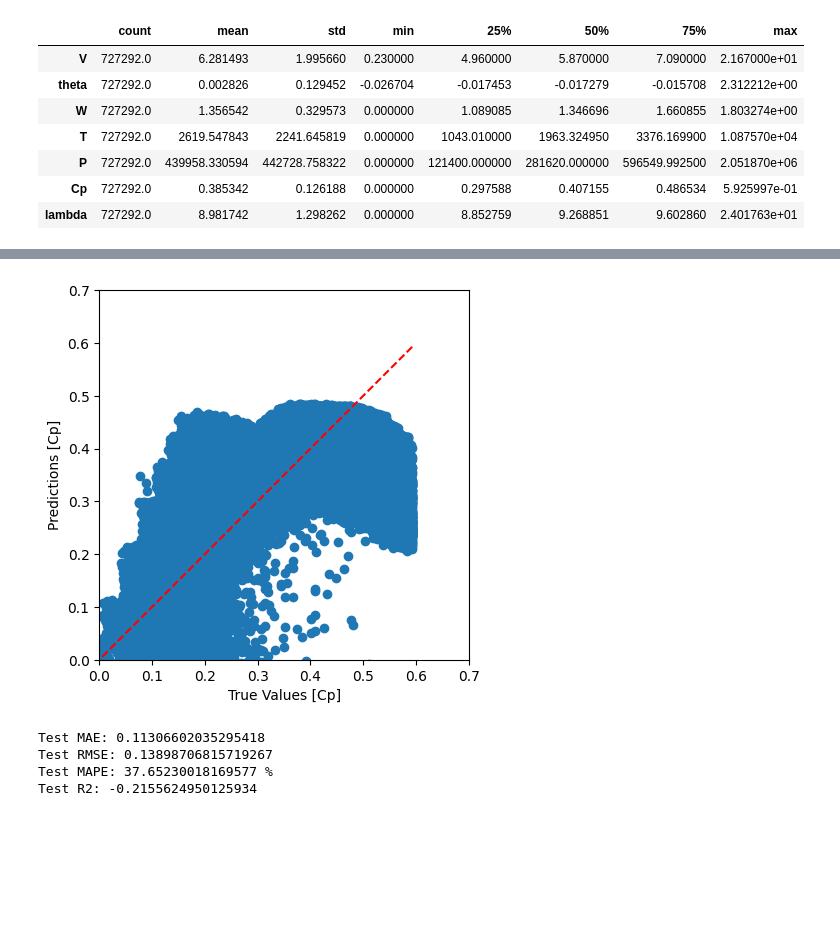
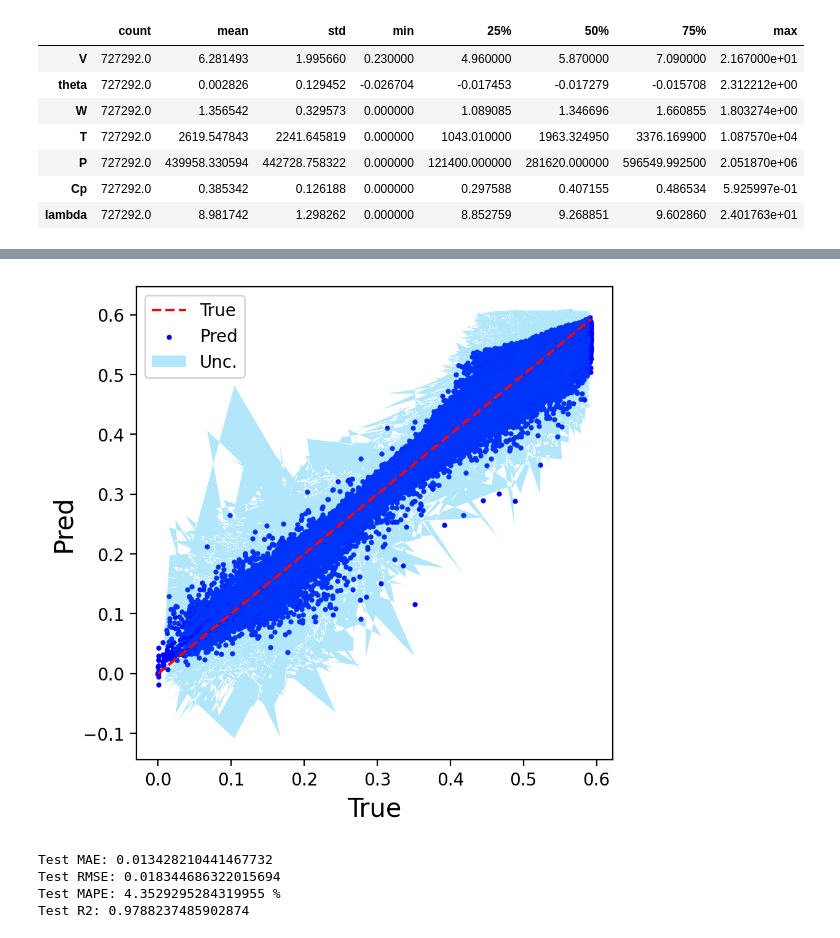
Before and after one commit to alfonsogijon/WindTurbines_PINNs, a Jupyter notebook: Scripts/Neural-Networks-Evidential/NN_Cp3D_evidential.ipynb, the cells around one changed output, grey strips where cells are left out. Cells and saved outputs as stored; diff of their text form; code cells hidden in the pictures; blank space fills up the shorter version.

```diff
--- a/Scripts/Cp_LeastSquares.ipynb
+++ b/Scripts/Neural-Networks-Evidential/NN_Cp3D_evidential.ipynb
@@ -16,7 +27,7 @@ from scipy.optimize import leastsq
 # %%
 # Import dataset using pandas
 
-raw_dataset = pd.read_csv('../Dataset/Dataset_reduced.csv')
+raw_dataset = pd.read_csv('../../Dataset/Dataset_reduced.csv')
 dataset = raw_dataset.copy()
 print("Shape of dataset: "+str(dataset.shape))
 dataset.tail()
@@ -267,0 +474,17 @@ print(params_opt)
+# %%
+# Evaluate the model on Cp data
+
+# Pred vs True values
+
+x_test = np.array(test_features[['V','theta','W']])
+y_pred = model(x_test)
+y_true = np.array(test_labels)
+
+print(x_test.shape)
+print(y_pred.shape)
+print(y_true.shape)
+
+plot_PredvsTrue(y_true, y_pred)
+
+test_mae = mean_absolute_error(y_true,y_pred[:,0])
+print("Test MAE: "+str(test_mae))
@@ -268,45 +603,47 @@ print(params_opt)
 # %%
-# Evaluate Cp fit on test data
+# Evaluate Cp on original units
 
 # Pred vs True values
 
-y_true = Cp_test
-y_pred = Cp_formula( lambd_test[:], theta_test[:], params_opt)
+x_test = np.array(test_features[['V','theta','W']])
+y_pred = model(x_test)
+y_true = np.array(test_labels)
 
-y_true = y_true[~np.isnan(y_pred)]
-y_pred = y_pred[~np.isnan(y_pred)]
+mu, v, alpha, beta = tf.split(y_pred, 4, axis=-1)
+mu = mu[:, 0]
+error_pred = np.sqrt(beta / (v * (alpha - 1)))
 
-a = plt.axes(aspect='equal')
-p1 = max(max(y_pred), max(y_true))
-p2 = min(min(y_pred), min(y_true))
-plt.plot([p1, p2], [p1, p2], 'r--')
-plt.scatter(y_true, y_pred)
-plt.xlabel('True Values [Cp]')
-plt.ylabel('Predictions [Cp]')
-lims = [0, 0.7]
-plt.xlim(lims)
-plt.ylim(lims)
-plt.show()
-#_ = plt.plot(lims, lims)
+y_pred = y_pred[:,0]
+error_pred = error_pred[:,0]
+y_pred = y_pred * Cp_max
+y_true = y_true * Cp_max
+error_pred = error_pred * Cp_max # propagation of error
+
+#print(x_test.shape)
+#print(y_pred.shape)
+#print(y_true.shape)
+
+#plot_PredvsTrue(y_true, y_pred)
+plot_PredvsTrue_error(y_true, y_pred, error_pred)
 
 y_pred_nonzero = y_pred[abs(y_true)>0]
 y_true_nonzero = y_true[abs(y_true)>0]
 
 test_mae = mean_absolute_error(y_true,y_pred)
 test_rmse = mean_squared_error(y_true,y_pred,squared=False)
 #test_mape = mean_absolute_percentage_error(y_true,y_pred)*100
 test_mape = mean_absolute_percentage_error(y_true_nonzero,y_pred_nonzero)*100
 test_r2 = r2_score(y_true,y_pred)
 
 print()
 print("Test MAE: "+str(test_mae))
 print("Test RMSE: "+str(test_rmse))
 print("Test MAPE: "+str(test_mape)+" %")
 print("Test R2: "+str(test_r2))
 # %% [output]
-[figure, old version]
+[figure, new version]
-Test MAE: 0.11306602035295418
-Test RMSE: 0.13898706815719267
-Test MAPE: 37.65230018169577 %
-Test R2: -0.2155624950125934
+Test MAE: 0.013428210441467732
+Test RMSE: 0.018344686322015694
+Test MAPE: 4.3529295284319955 %
+Test R2: 0.9788237485902874
 # %%
```
Also changed, not shown: parts of 28 cells of this notebook, 18 other files.
